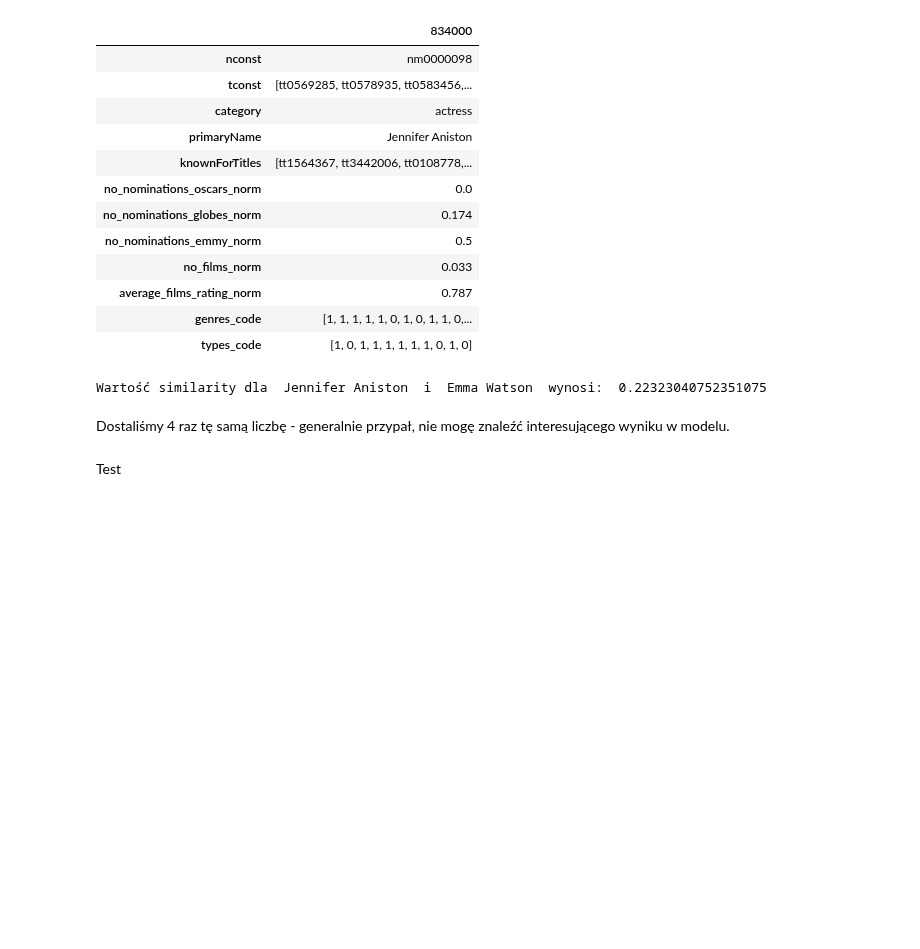
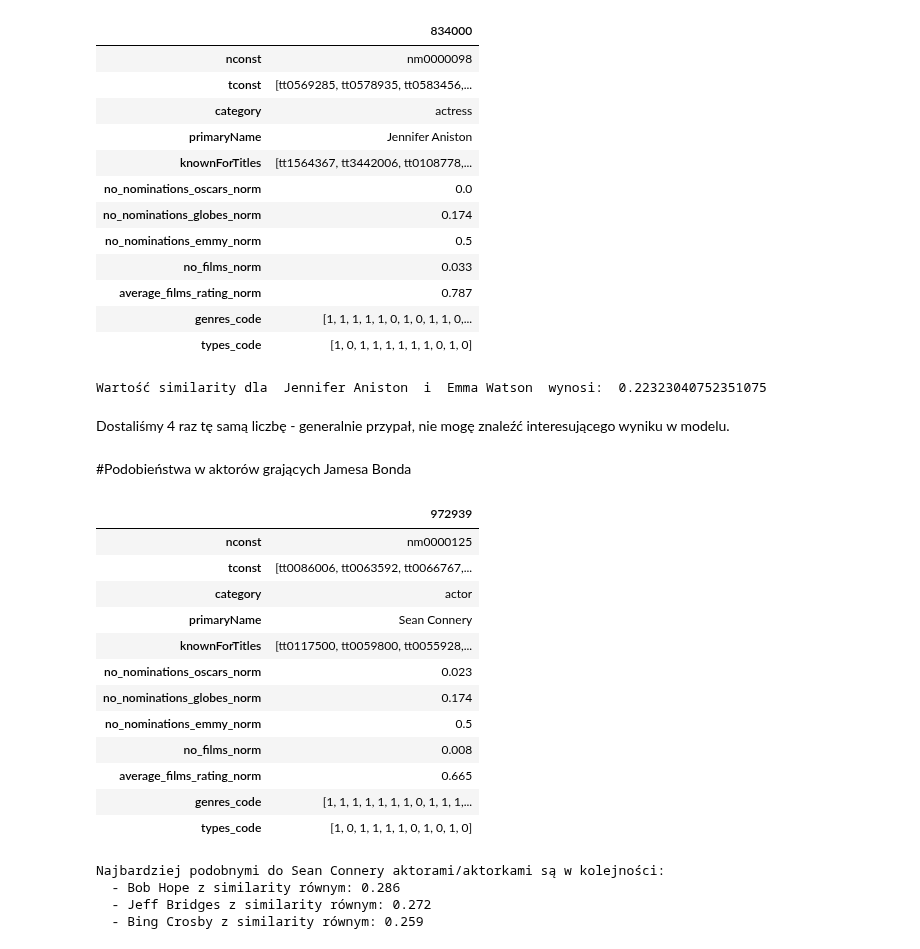
Before and after one commit to PiotrMaciejKowalski/BigData2022-actors, a Jupyter notebook: Testy_podobieństwa.ipynb, the cells around one changed output. Drawn from its saved outputs; the diff is of its cells as text; code cells hidden in the pictures; blank space fills up the shorter version.

```diff
--- a/Testy_podobieństwa.ipynb
+++ b/Testy_podobieństwa.ipynb
@@ -147,5 +158,38 @@ print("Wartość similarity dla ", Jennifer_Aniston_data[3], " i ", Emma_Watson_
 Wartość similarity dla  Jennifer Aniston  i  Emma Watson  wynosi:  0.22323040752351075
 # %% [markdown]
 Dostaliśmy 4 raz tę samą liczbę - generalnie przypał, nie mogę znaleźć interesującego wyniku w modelu.
-# %% [markdown]
-Test
+# %% [markdown]
+#Podobieństwa w aktorów grających Jamesa Bonda
+# %%
+JamesBond1 = "nm0000125" #Sean Connery
+# %%
+JamesBond1_data = find_actor_two_datasets(train_data, validate_data, JamesBond1)
+# %% [output]
+|  | 972939 |
+| nconst | nm0000125 |
+| tconst | [tt0086006, tt0063592, tt0066767,... |
+| category | actor |
+| primaryName | Sean Connery |
+| knownForTitles | [tt0117500, tt0059800, tt0055928,... |
+| no_nominations_oscars_norm | 0.023 |
+| no_nominations_globes_norm | 0.174 |
+| no_nominations_emmy_norm | 0.5 |
+| no_films_norm | 0.008 |
+| average_films_rating_norm | 0.665 |
+| genres_code | [1, 1, 1, 1, 1, 1, 1, 0, 1, 1, 1,... |
+| types_code | [1, 0, 1, 1, 1, 1, 0, 1, 0, 1, 0] |
+# %%
+if JamesBond1 in list(train_data['nconst']):
+    ids, values = similarity_one_vs_all_new(train_data, JamesBond1_data, True)
+    ids, values = select_top_similiar(ids, values, 3)
+    names = replace_ids_with_names(train_data, ids, 3)
+elif JamesBond1 in list(validate_data['nconst']):
+    ids, values = similarity_one_vs_all_new(validate_data, JamesBond1_data, True)
+    ids, values = select_top_similiar(ids, values, 3)
+    names = replace_ids_with_names(validate_data, ids, 3)
+ranking = print_top_similiar(JamesBond1_data[3], names, values)
+# %% [output]
+Najbardziej podobnymi do Sean Connery aktorami/aktorkami są w kolejności:
+  - Bob Hope z similarity równym: 0.286
+  - Jeff Bridges z similarity równym: 0.272
+  - Bing Crosby z similarity równym: 0.259
```
Also changed, not shown: parts of 86 cells of this notebook.
